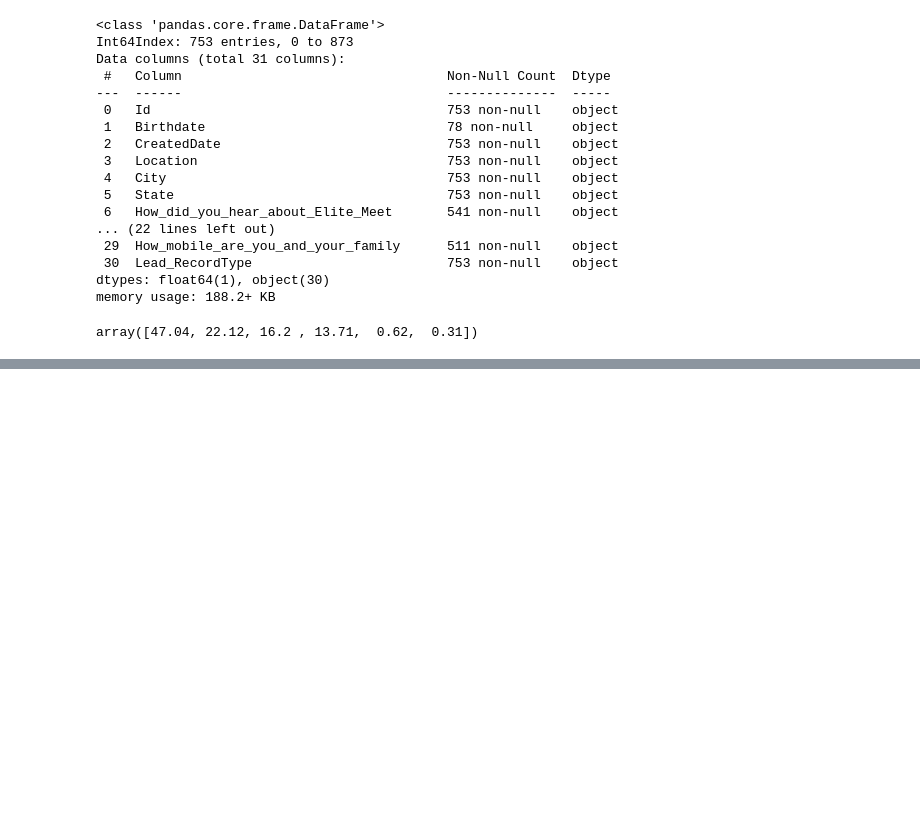
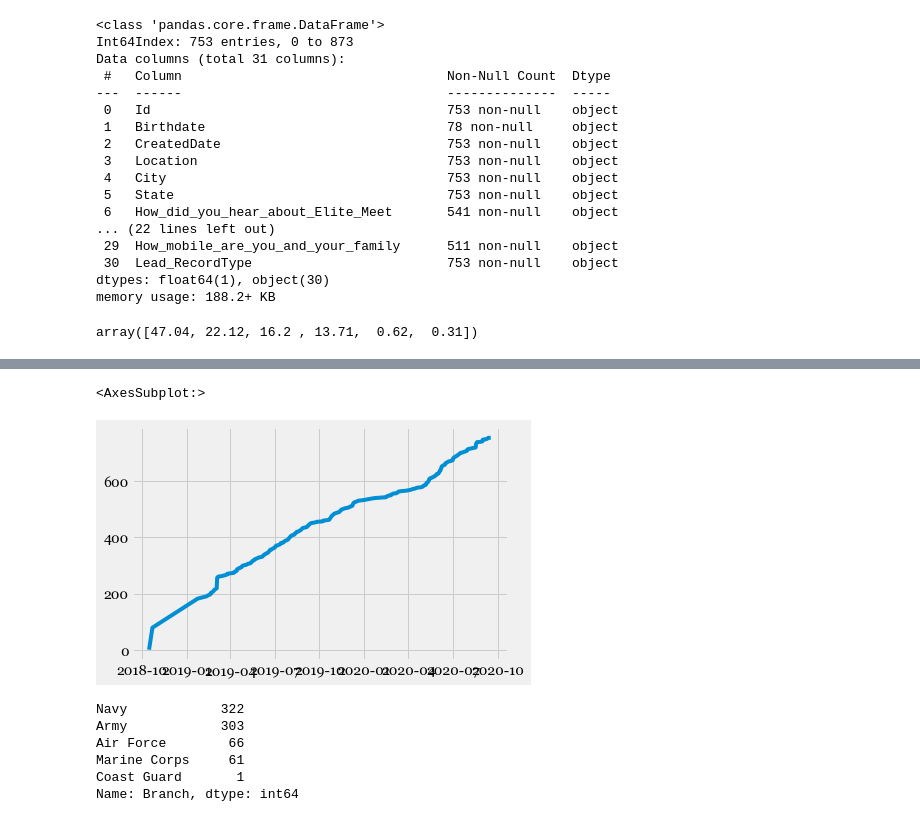
Before and after one commit to americanthinker/Capstone_Project_I, a Jupyter notebook: SOF_Analysis.ipynb, the cells around one changed output, grey strips where cells are left out. Saved outputs shown, nothing was run; the diff lists cells and outputs as text; code cells hidden in the pictures; blank space fills up the shorter version.

```diff
--- a/SOF_Analysis.ipynb
+++ b/SOF_Analysis.ipynb
@@ -162,0 +255,18 @@ plt.style.available
+# %%
+df = pd.read_csv('data/vets_SOF.csv', encoding="ISO-8859-1")
+# %%
+df['CreatedDate'] = pd.to_datetime(df['CreatedDate'])
+# %%
+df['CreatedDate'].dt.date.value_counts().sort_index().cumsum().plot()
+# %% [output]
+<AxesSubplot:>
+[figure, added]
+# %%
+df['Branch'].value_counts()
+# %% [output]
+Navy            322
+Army            303
+Air Force        66
+Marine Corps     61
+Coast Guard       1
+Name: Branch, dtype: int64
```
Also changed, not shown: parts of 48 cells of this notebook, 7 other files.
